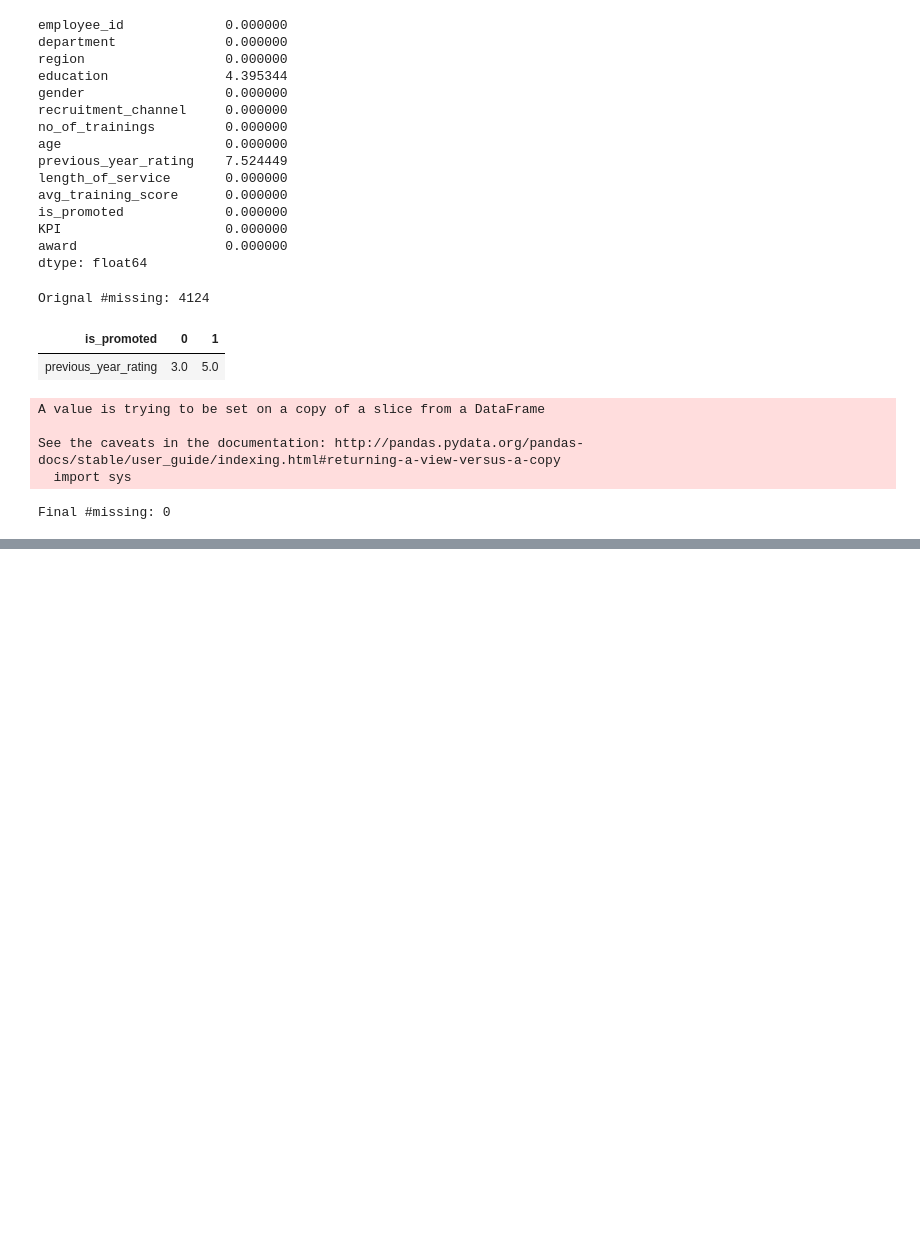
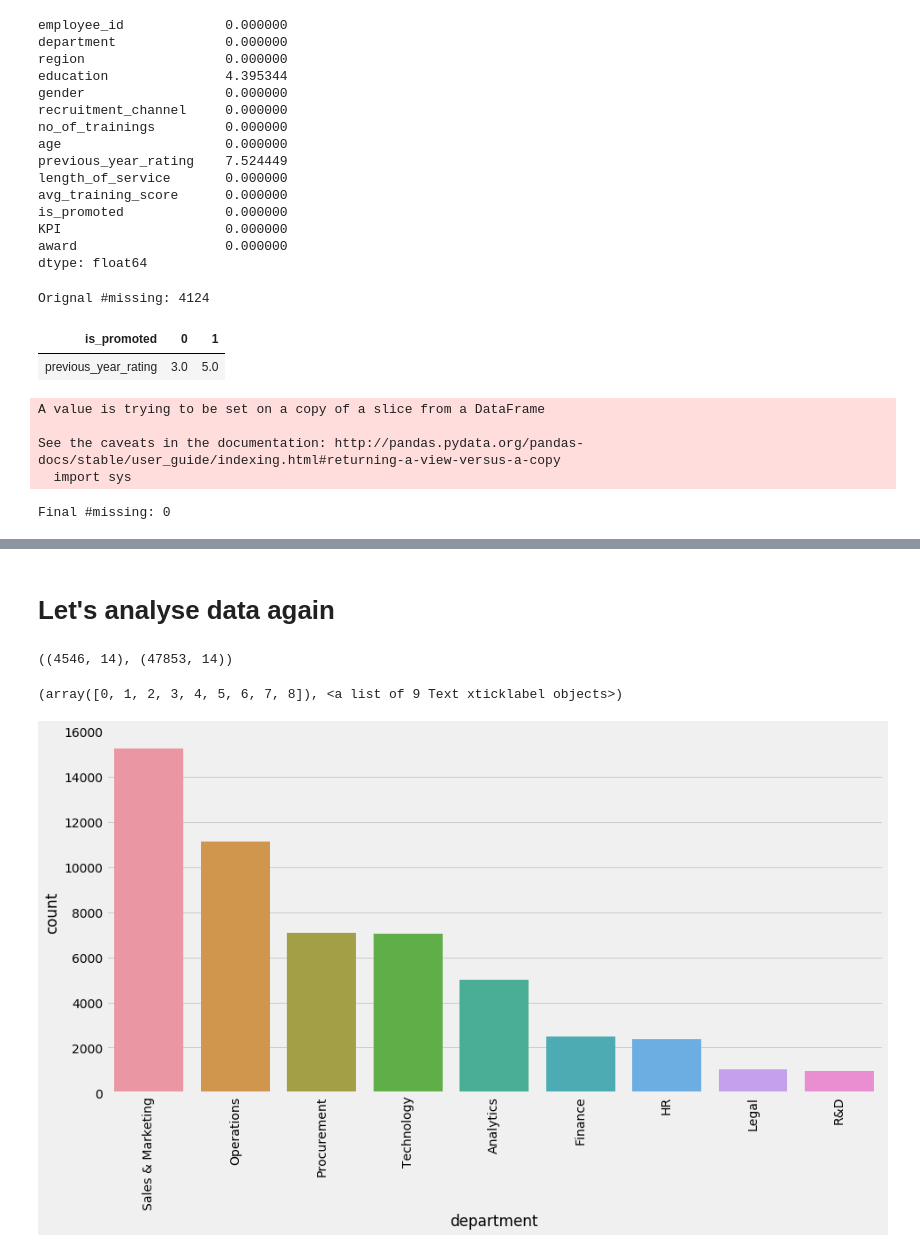
Before and after one commit to smituparmar/HR-analytics, a Jupyter notebook: HR_1.ipynb, the cells around one changed output, grey strips where cells are left out. Saved outputs shown, nothing was run; the diff lists cells and outputs as text; code cells hidden in the pictures; blank space fills up the shorter version.

```diff
--- a/HR_1.ipynb
+++ b/HR_1.ipynb
@@ -200,8 +196,8 @@ from sklearn.preprocessing import LabelEncoder
 
 le=LabelEncoder()
 # %%
-categorical=['department','region','gender','recruitment_channel','education']
+'''categorical=['department','region','gender','recruitment_channel','education']
 
 for i in categorical:
-    df[str(i)]=le.fit_transform(df[str(i)]()
+    df[str(i)]=le.fit_transform(df[str(i)])'''
 # %% [output]
@@ -209,3 +205 @@ SyntaxError: unexpected EOF while parsing (<ipython-input-25-f32791563731>, line
-# %%
-df['education']=le.fit_transform(df['education'])
 # %%
@@ -212,0 +214,2 @@ df
+# %% [markdown]
+# Let's analyse data again
@@ -212,0 +219,11 @@ df
+# %%
+yes.shape,no.shape
+# %% [output]
+((4546, 14), (47853, 14))
+# %%
+plt.figure(figsize=(14,7))
+sns.countplot(df.department,order=df['department'].value_counts().index)
+plt.xticks(rotation=90)
+# %% [output]
+(array([0, 1, 2, 3, 4, 5, 6, 7, 8]), <a list of 9 Text xticklabel objects>)
+[figure, added]
```
Also changed, not shown: parts of 17 cells of this notebook.
